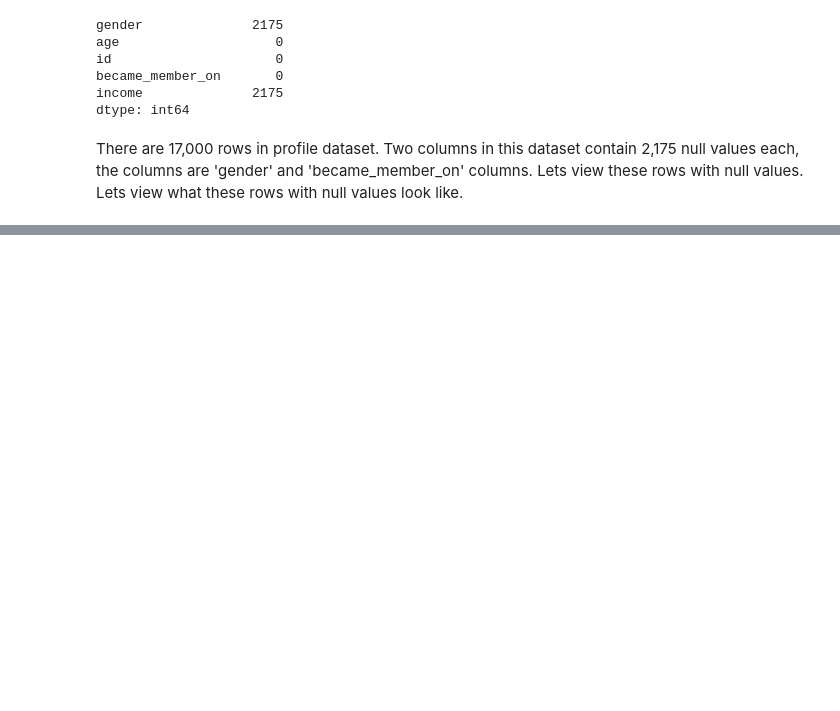
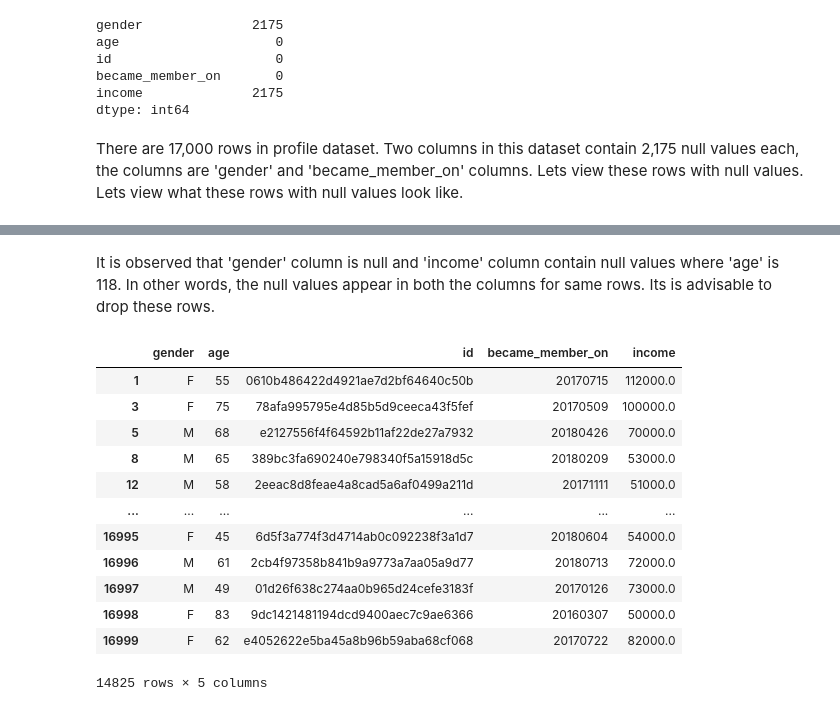
Before and after one commit to edidiongaligbe/Starbucks_Capstone_Project, a Jupyter notebook: Starbucks_Project.ipynb, the cells around one changed output, grey strips where cells are left out. Drawn from its saved outputs; the diff is of its cells as text; code cells hidden in the pictures; blank space fills up the shorter version.

```diff
--- a/Starbucks_Project.ipynb
+++ b/Starbucks_Project.ipynb
@@ -179,0 +207,19 @@ profile[profile['income'].isna()]
+# %% [markdown]
+It is observed that 'gender' column is null and 'income' column contain null values where 'age' is 118. In other words, the null values appear in both the columns for same rows. Its is advisable to drop these rows.
+# %%
+profile = profile[profile.age != 118]
+profile
+# %% [output]
+|  | gender | age | id | became_member_on | income |
+| 1 | F | 55 | 0610b486422d4921ae7d2bf64640c50b | 20170715 | 112000.0 |
+| 3 | F | 75 | 78afa995795e4d85b5d9ceeca43f5fef | 20170509 | 100000.0 |
+| 5 | M | 68 | e2127556f4f64592b11af22de27a7932 | 20180426 | 70000.0 |
+| 8 | M | 65 | 389bc3fa690240e798340f5a15918d5c | 20180209 | 53000.0 |
+| 12 | M | 58 | 2eeac8d8feae4a8cad5a6af0499a211d | 20171111 | 51000.0 |
+| ... | ... | ... | ... | ... | ... |
+| 16995 | F | 45 | 6d5f3a774f3d4714ab0c092238f3a1d7 | 20180604 | 54000.0 |
+| 16996 | M | 61 | 2cb4f97358b841b9a9773a7aa05a9d77 | 20180713 | 72000.0 |
+| 16997 | M | 49 | 01d26f638c274aa0b965d24cefe3183f | 20170126 | 73000.0 |
+| 16998 | F | 83 | 9dc1421481194dcd9400aec7c9ae6366 | 20160307 | 50000.0 |
+| 16999 | F | 62 | e4052622e5ba45a8b96b59aba68cf068 | 20170722 | 82000.0 |
+14825 rows × 5 columns
```
Also changed, not shown: parts of 9 cells of this notebook.
